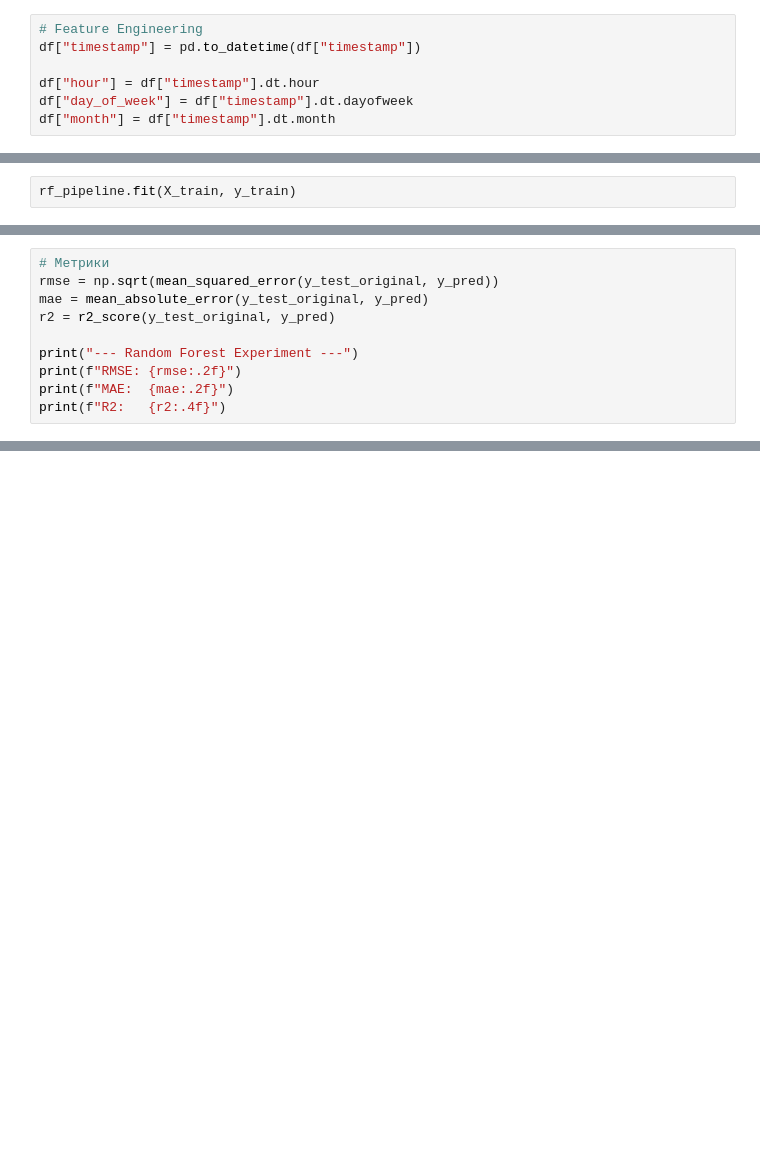
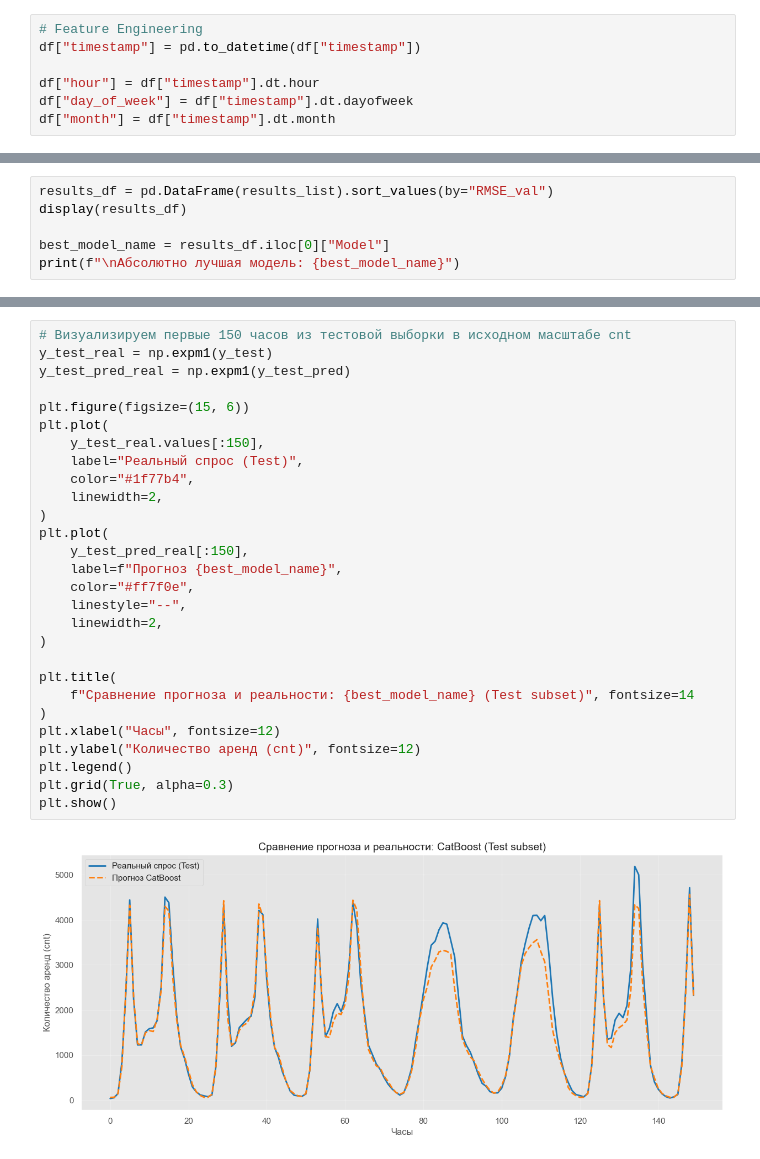
Before and after one commit to hsemlcourse/hseml-group-project-spynder-1, a Jupyter notebook: notebooks/03_experiments.ipynb, the cells around one changed output, grey strips where cells are left out. Cells and saved outputs as stored; diff of their text form; blank space fills up the shorter version.

```diff
--- a/notebooks/03_experiments.ipynb
+++ b/notebooks/03_experiments.ipynb
@@ -68,2 +147,0 @@ rf_pipeline = Pipeline(
-# %%
-rf_pipeline.fit(X_train, y_train)
@@ -86,10 +147,0 @@ y_test_original = np.expm1(y_test)
-# %%
-# Метрики
-rmse = np.sqrt(mean_squared_error(y_test_original, y_pred))
-mae = mean_absolute_error(y_test_original, y_pred)
-r2 = r2_score(y_test_original, y_pred)
-
-print("--- Random Forest Experiment ---")
-print(f"RMSE: {rmse:.2f}")
-print(f"MAE:  {mae:.2f}")
-print(f"R2:   {r2:.4f}")
@@ -121,0 +269,6 @@ plt.show()
+# %%
+results_df = pd.DataFrame(results_list).sort_values(by="RMSE_val")
+display(results_df)
+
+best_model_name = results_df.iloc[0]["Model"]
+print(f"\nАбсолютно лучшая модель: {best_model_name}")
@@ -121,0 +325,30 @@ plt.show()
+# %%
+# Визуализируем первые 150 часов из тестовой выборки в исходном масштабе cnt
+y_test_real = np.expm1(y_test)
+y_test_pred_real = np.expm1(y_test_pred)
+
+plt.figure(figsize=(15, 6))
+plt.plot(
+    y_test_real.values[:150],
+    label="Реальный спрос (Test)",
+    color="#1f77b4",
+    linewidth=2,
+)
+plt.plot(
+    y_test_pred_real[:150],
+    label=f"Прогноз {best_model_name}",
+    color="#ff7f0e",
+    linestyle="--",
+    linewidth=2,
+)
+
+plt.title(
+    f"Сравнение прогноза и реальности: {best_model_name} (Test subset)", fontsize=14
+)
+plt.xlabel("Часы", fontsize=12)
+plt.ylabel("Количество аренд (cnt)", fontsize=12)
+plt.legend()
+plt.grid(True, alpha=0.3)
+plt.show()
+# %% [output]
+[figure, added]
```
Also changed, not shown: parts of 23 cells of this notebook, 16 other files.
